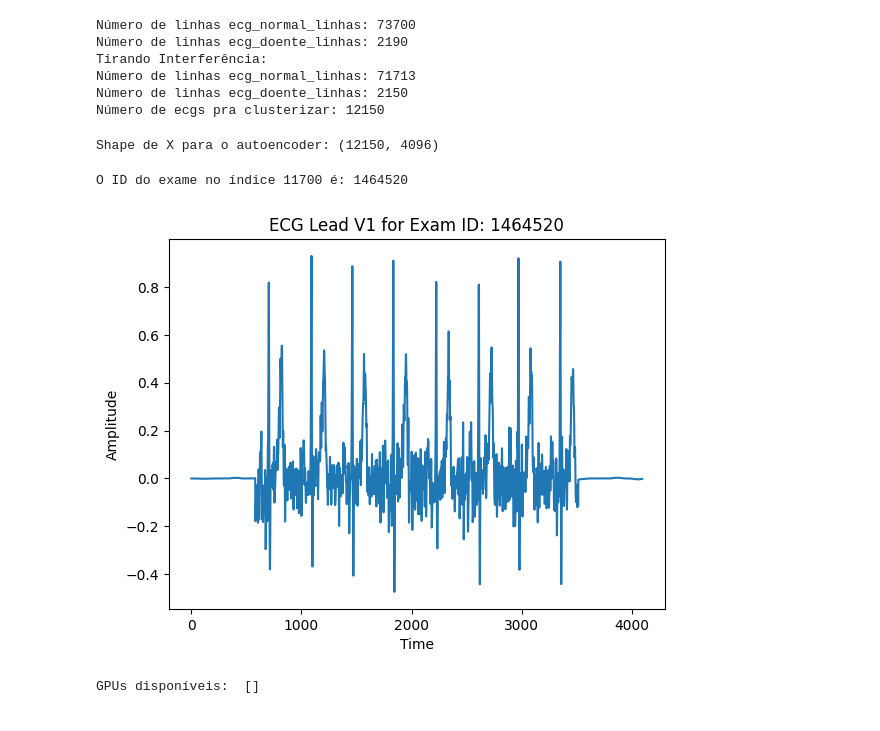
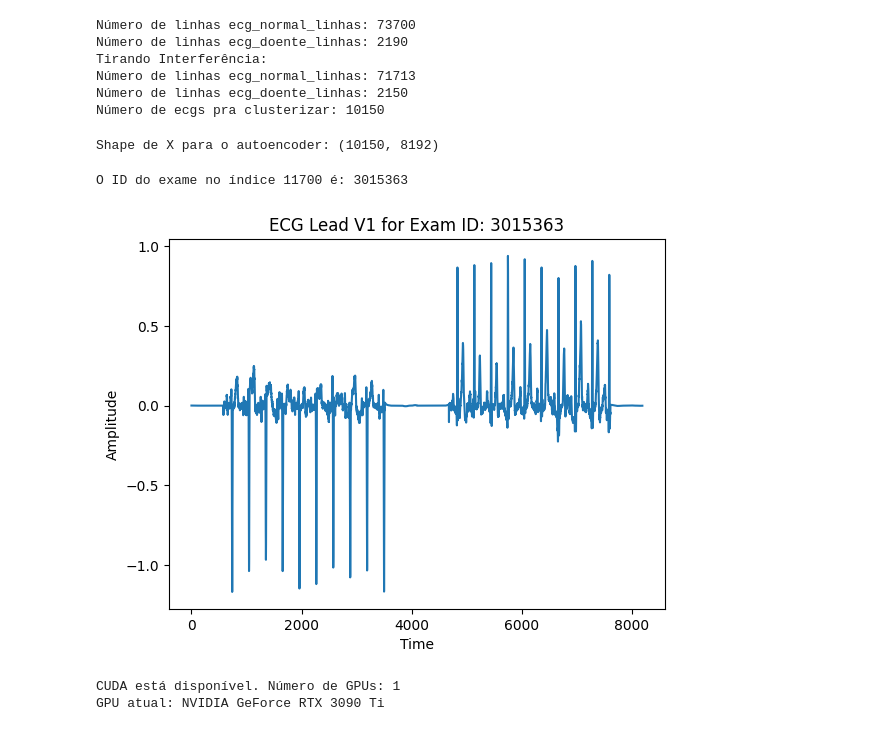
Before and after one commit to pedrobacelar28/Clustering-Paper, a Jupyter notebook: Projeto/guilherme/treinar_autoencoder.ipynb, the cells around one changed output. Saved outputs shown, nothing was run; the diff lists cells and outputs as text; code cells hidden in the pictures.

```diff
--- a/Projeto/guilherme/treinar_autoencoder.ipynb
+++ b/Projeto/guilherme/treinar_autoencoder.ipynb
@@ -77,7 +70,7 @@ ecg_doente_id = dados.iloc[ecg_doente_linhas, 0].tolist()
 ecg_normal_id = dados.iloc[ecg_normal_linhas, 0].tolist()
 
 #ecg_doente = ecg_doente_id[]
-ecg_normal = ecg_normal_id[:10000]
+ecg_normal = ecg_normal_id[:8000]
 
 ids_ecgs = ecg_doente_id + ecg_normal
 print("Número de ecgs pra clusterizar:", len(ids_ecgs))
@@ -87,7 +80,7 @@ Número de linhas ecg_doente_linhas: 2190
 Tirando Interferência:
 Número de linhas ecg_normal_linhas: 71713
 Número de linhas ecg_doente_linhas: 2150
-Número de ecgs pra clusterizar: 12150
+Número de ecgs pra clusterizar: 10150
 # %%
 # Função para obter dados de ECG de um arquivo HDF5
 def get_ecg_data(file_paths, exam_id):
@@ -111,11 +104,12 @@ all_tracings = []
 for exam_id in ids_ecgs:
     tracings = get_ecg_data(file_paths, exam_id)
     #Selecionar as leads V1 (índice 6) e V6 (índice 11)
-    lead_v1 = tracings[:, 1]
-    #lead_v6 = tracings[:, 11]
+    lead_v1 = tracings[:, 6]
+    lead_v6 = tracings[:, 11]
+    #lead_d2 = tracings[:, 1]
     #Combinar as leads V1 e V6 em uma única dimensão
-    #combined_leads = np.concatenate((lead_v1, lead_v6))
-    all_tracings.append(lead_v1)
+    combined_leads = np.concatenate((lead_v1, lead_v6))
+    all_tracings.append(combined_leads)
 
 # Converter lista para array numpy
 X = np.array(all_tracings)
@@ -123,24 +117,24 @@ X = np.array(all_tracings)
 print("Shape de X para o autoencoder:", X.shape)
 # X agora está pronto para ser usado no autoencoder
 # %% [output]
-Shape de X para o autoencoder: (12150, 4096)
+Shape de X para o autoencoder: (10150, 8192)
 # %%
 # Índice desejado
-index = 11700
+index = 1034
 
 # Verifique se o índice está dentro dos limites da lista
 if index < len(ids_ecgs):
     exam_id = ids_ecgs[index]
     print("O ID do exame no índice 11700 é:", exam_id)
 else:
     print("O índice está fora dos limites da lista de IDs de exames.")
 
 # Plotar os dados de ECG para o índice desejado
 plt.plot(X[index])
 plt.title(f"ECG Lead V1 for Exam ID: {exam_id}")
 plt.xlabel("Time")
 plt.ylabel("Amplitude")
 plt.show()
 # %% [output]
-O ID do exame no índice 11700 é: 1464520
+O ID do exame no índice 11700 é: 3015363
-[figure, old version]
+[figure, new version]
@@ -214,5 +140,0 @@ def autoencoder_model(input_shape):
-# %%
-# Verificar se há GPUs disponíveis
-print("GPUs disponíveis: ", tf.config.experimental.list_physical_devices('GPU'))
-# %% [output]
-GPUs disponíveis:  []
@@ -219,3 +207,14 @@ GPUs disponíveis:  []
+# %%
+import torch
+
+if torch.cuda.is_available():
+    print(f"CUDA está disponível. Número de GPUs: {torch.cuda.device_count()}")
+    print(f"GPU atual: {torch.cuda.get_device_name(torch.cuda.current_device())}")
+else:
+    print("CUDA não está disponível. Verifique a instalação do CUDA e dos drivers da GPU.")
+# %% [output]
+CUDA está disponível. Número de GPUs: 1
+GPU atual: NVIDIA GeForce RTX 3090 Ti
 # %%
 #EXECUTAR MODELO
 
```
Also changed, not shown: parts of 4 cells of this notebook, 1 other file.
